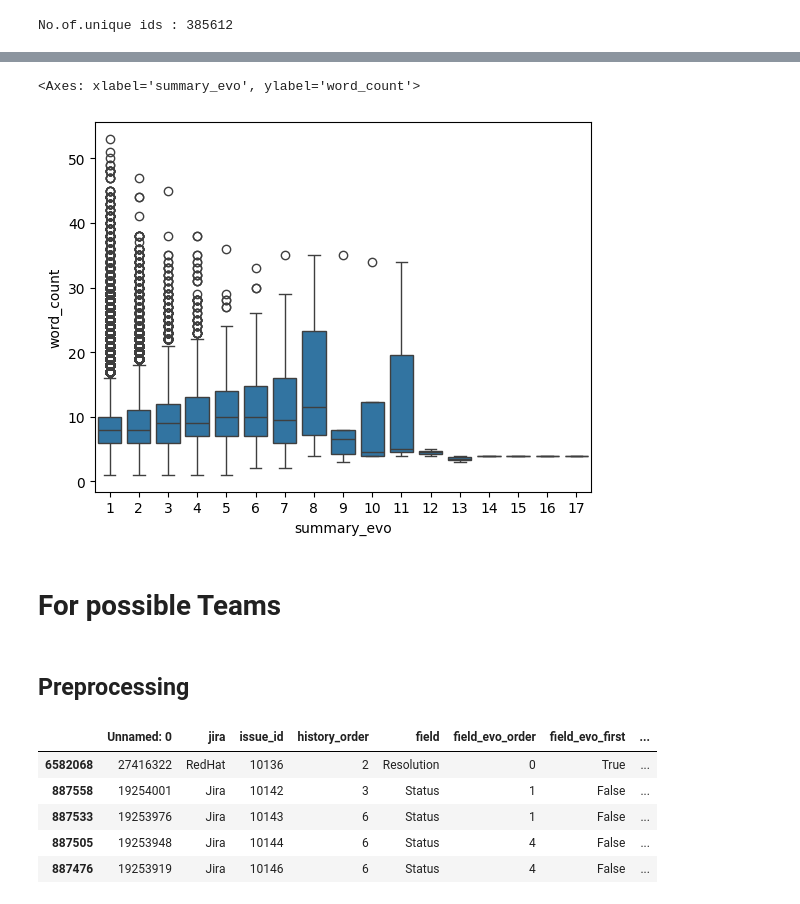
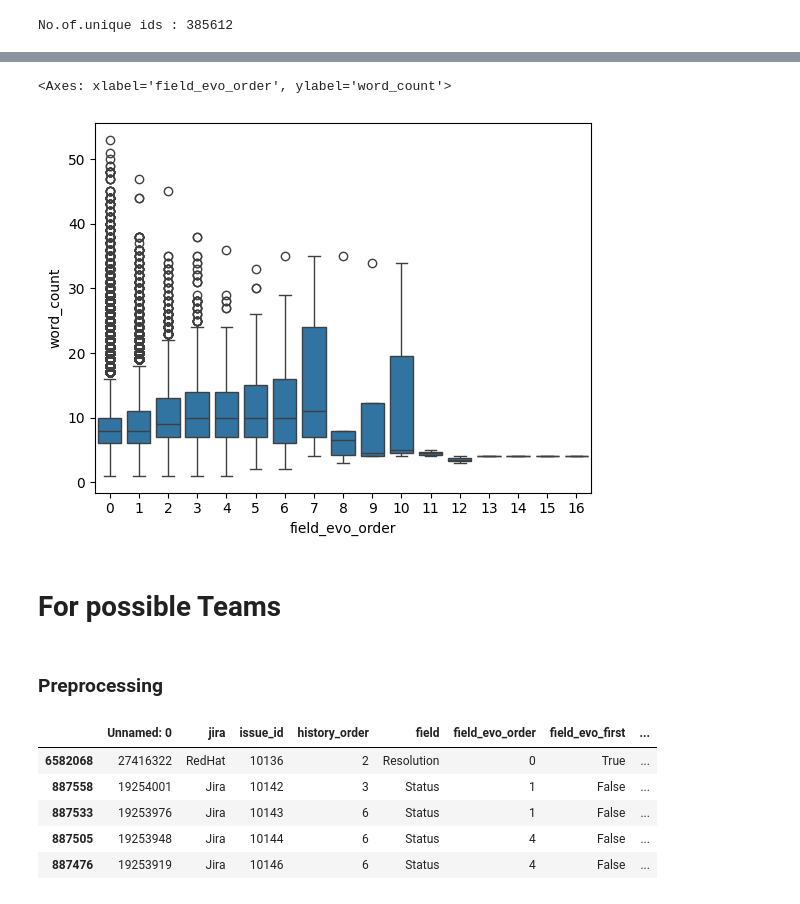
Before and after one commit to Piet777/master-thesis, a Jupyter notebook: summaryLength.ipynb, the cells around one changed output, grey strips where cells are left out. Cells and saved outputs as stored; diff of their text form; code cells hidden in the pictures.

```diff
--- a/summaryLength.ipynb
+++ b/summaryLength.ipynb
@@ -177,12 +172,12 @@ sns.scatterplot(data=df, x="summary_evo", y="word_count")
 # %%
-sns.boxplot(data=df, x="summary_evo", y="word_count")
+sns.boxplot(data=df, x="field_evo_order", y="word_count")
 # %% [output]
-<Axes: xlabel='summary_evo', ylabel='word_count'>
+<Axes: xlabel='field_evo_order', ylabel='word_count'>
-[figure, old version]
+[figure, new version]
 # %% [markdown]
 # For possible Teams
 # %% [markdown]
-## Preprocessing
+### Preprocessing
 # %%
 max_evo_index = evo_df.groupby(['issue_id'])['history_order'].idxmax()
 # %%
```
Also changed, not shown: parts of 12 cells of this notebook, 1 other file.
